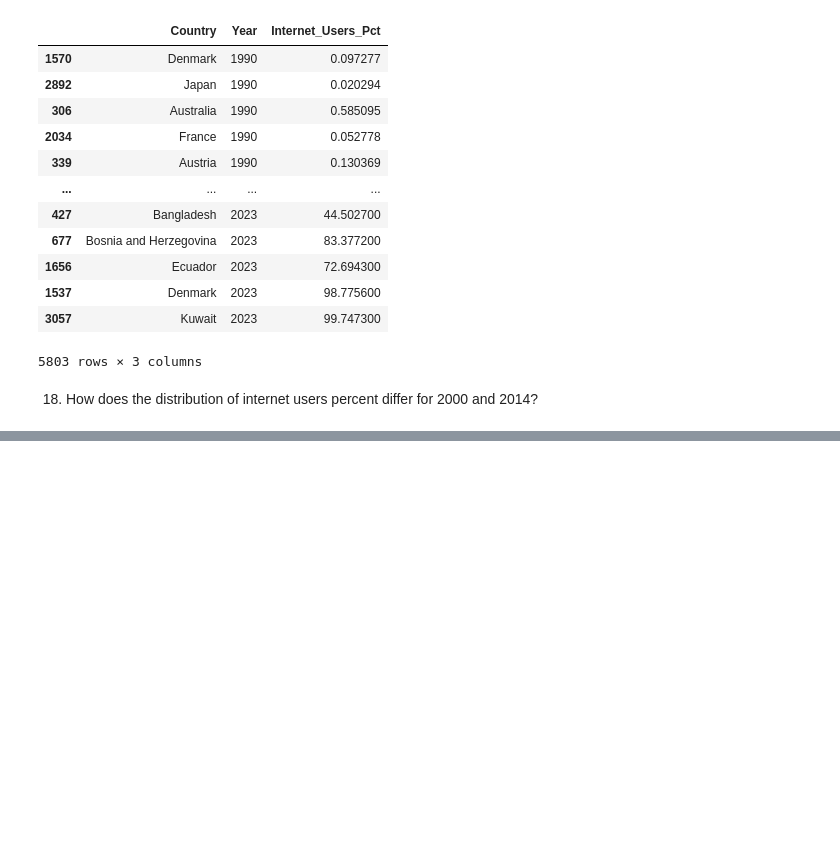
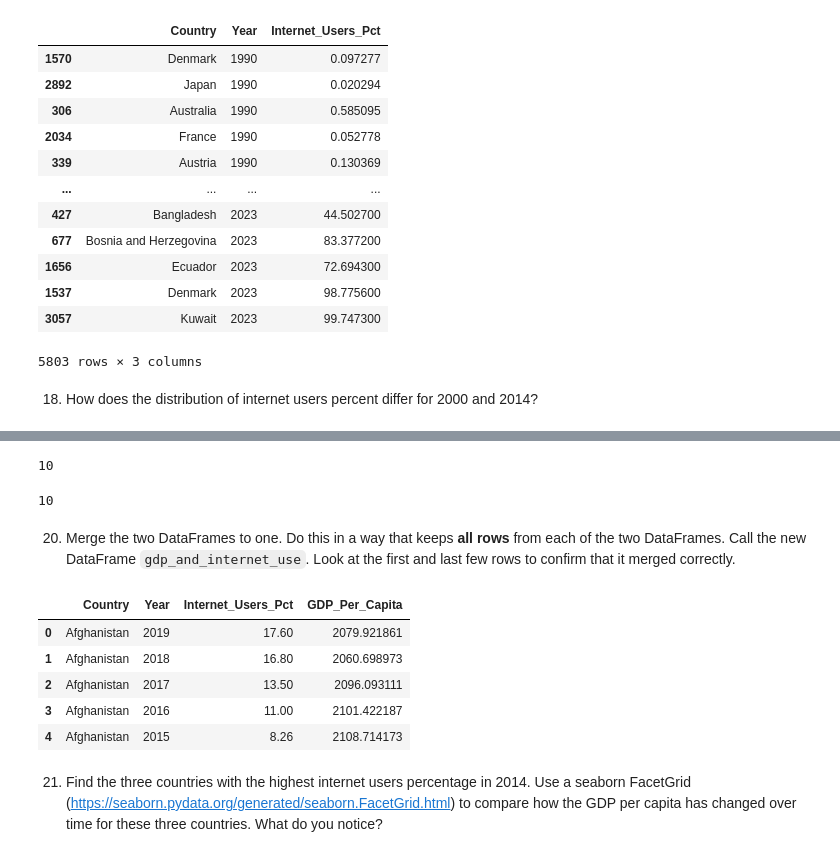
Before and after one commit to NSS-Data-Analytics-Cohort-12/un-python-GeorgeToma99, a Jupyter notebook: notebooks/project_1_un_gt.ipynb, the cells around one changed output, grey strips where cells are left out. Cells and saved outputs as stored; diff of their text form; code cells hidden in the pictures; blank space fills up the shorter version.

```diff
--- a/notebooks/project_1_un_gt.ipynb
+++ b/notebooks/project_1_un_gt.ipynb
@@ -494,0 +487,13 @@ int_use_19.Country.count()
+# %%
+int_use_19['Country'].count()
+# %% [output]
+10
+# %%
+int_use_19.Country.count()
+# %% [output]
+10
+# %% [markdown]
+20. Merge the two DataFrames to one.
+Do this in a way that keeps **all rows** from each of the two DataFrames.
+Call the new DataFrame `gdp_and_internet_use`.
+Look at the first and last few rows to confirm that it merged correctly.
@@ -494,0 +504,12 @@ int_use_19.Country.count()
+# %%
+gdp_and_internet_use.head()
+# %% [output]
+|  | Country | Year | Internet_Users_Pct | GDP_Per_Capita |
+| 0 | Afghanistan | 2019 | 17.60 | 2079.921861 |
+| 1 | Afghanistan | 2018 | 16.80 | 2060.698973 |
+| 2 | Afghanistan | 2017 | 13.50 | 2096.093111 |
+| 3 | Afghanistan | 2016 | 11.00 | 2101.422187 |
+| 4 | Afghanistan | 2015 | 8.26 | 2108.714173 |
+# %% [markdown]
+21. Find the three countries with the highest internet users percentage in 2014.
+Use a seaborn FacetGrid (https://seaborn.pydata.org/generated/seaborn.FacetGrid.html) to compare how the GDP per capita has changed over time for these three countries. What do you notice?
```
Also changed, not shown: parts of 27 cells of this notebook.
